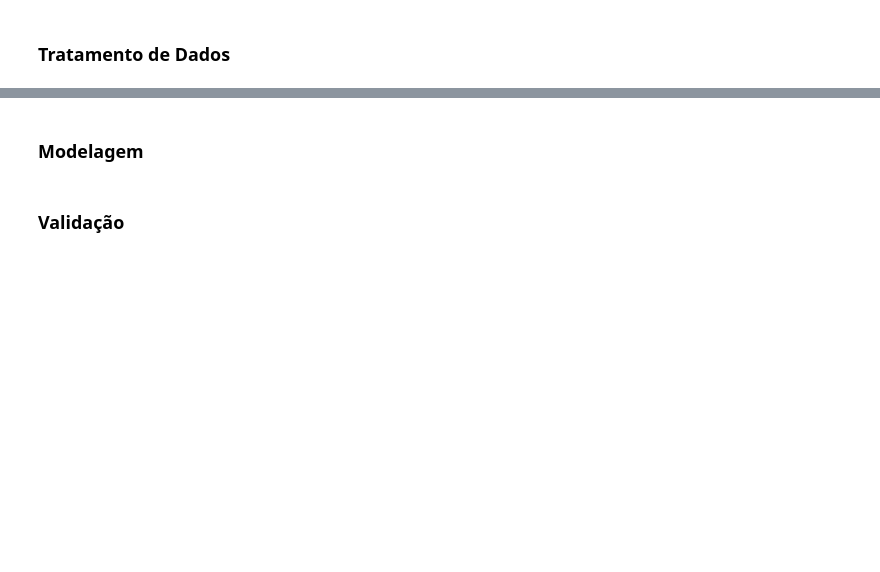
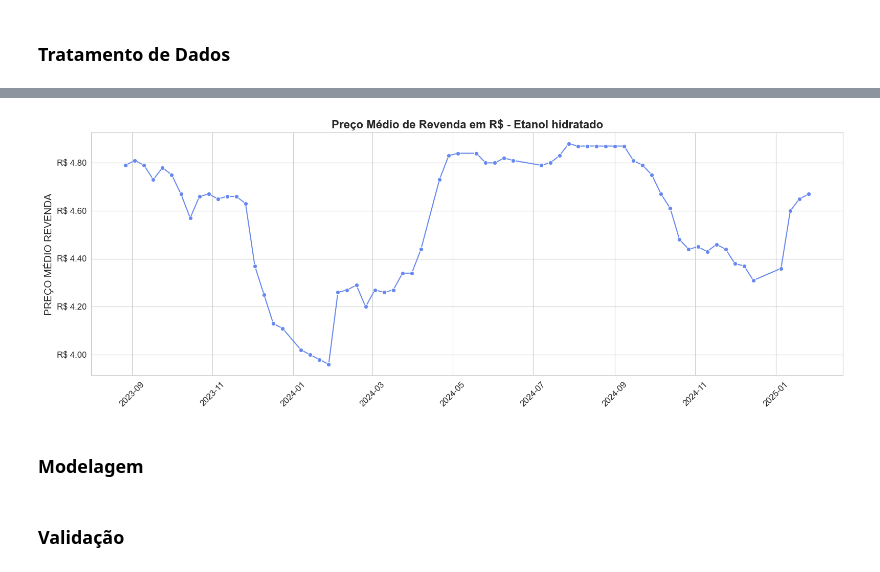
Before and after one commit to AurelioGuilherme/ANP-Forecasting, a Jupyter notebook: Notebook/Modeling.ipynb, the cells around one changed output, grey strips where cells are left out. Drawn from its saved outputs; the diff is of its cells as text; code cells hidden in the pictures; blank space fills up the shorter version.

Commit message:
adição de funções e tratamento inicial de dados

```diff
--- a/Notebook/Modeling.ipynb
+++ b/Notebook/Modeling.ipynb
@@ -20,2 +59,5 @@ df.head()
 # %% [markdown]
 ### Tratamento de Dados
+# %%
+df_filtrado = transform.filtra_dados(df, 'sergipe', 'ETANOL HIDRATADO')
+df_filtrado.head()
@@ -21,0 +71,10 @@ df.head()
+# %%
+df_filtrado = transform.seleciona_features(df_filtrado, features=['DATA INICIAL',
+                                                        'DATA FINAL',
+                                                        'NÚMERO DE POSTOS PESQUISADOS',
+                                                        'PRODUTO',
+                                                        'ESTADO',
+                                                        'PREÇO MÉDIO REVENDA'
+                                                        ])
+
+df_filtrado.head()
@@ -21,0 +88,3 @@ df.head()
+# %%
+df_filtrado = transform.trata_datas(df_filtrado, ['DATA INICIAL', 'DATA FINAL'])
+df_filtrado
@@ -22,3 +105,7 @@ df.head()
+# %%
+plot.visualiza_serie_temporal(df_filtrado, x = 'DATA INICIAL', y='PREÇO MÉDIO REVENDA')
+# %% [output]
+[figure, added]
 # %% [markdown]
 ### Modelagem
 # %% [markdown]
```
Also changed, not shown: parts of 6 cells of this notebook, 3 other files.
